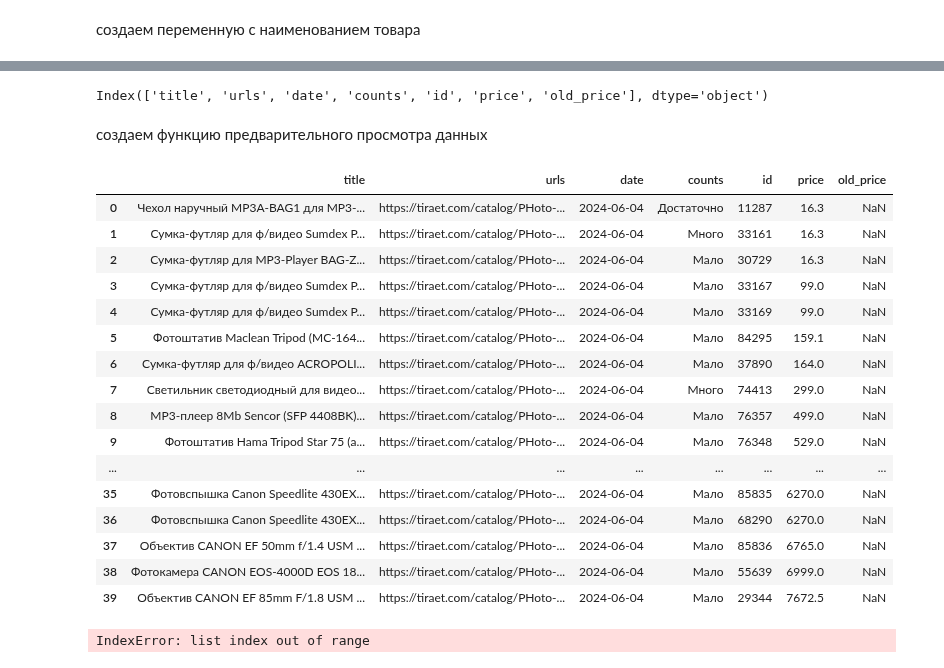
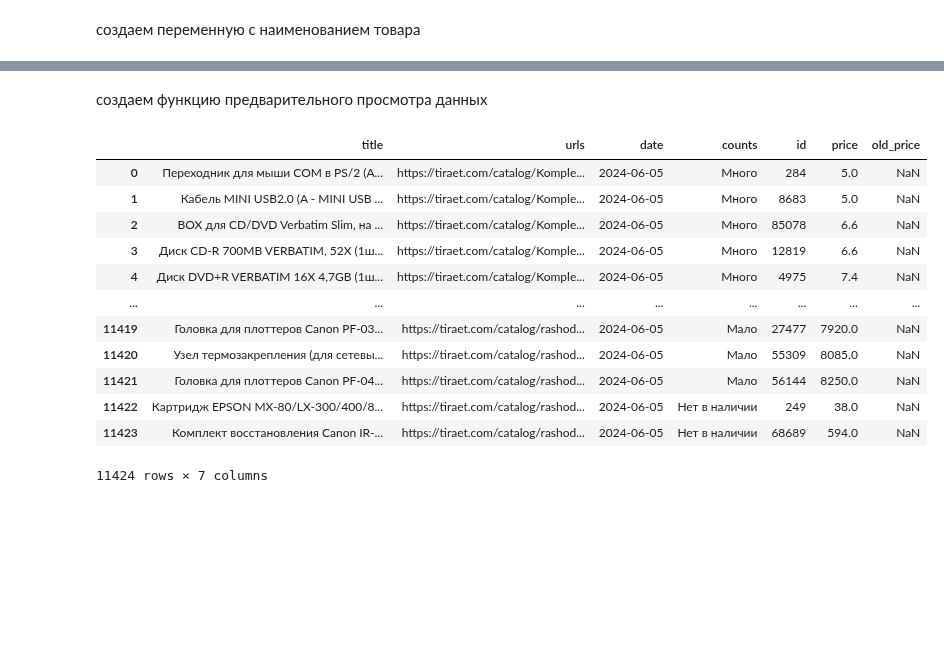
Before and after one commit to APolisakov/parsing, a Jupyter notebook: parsing_tir.ipynb, the cells around one changed output, grey strips where cells are left out. Saved outputs shown, nothing was run; the diff lists cells and outputs as text; code cells hidden in the pictures; blank space fills up the shorter version.

```diff
--- a/parsing_tir.ipynb
+++ b/parsing_tir.ipynb
@@ -59,7 +44,7 @@ for i in element:
                  'datе' : pd.to_datetime('today').normalize(),
                  'counts' : i.find('div', class_='item-stock js-show-stores js-show-info-block').text.strip(),
                 'id' : int(i.find('div', class_='article_block').text.replace('Арт.: ','')),
-                 'price' : float(i.find('div', class_='price_matrix_wrapper').text.strip().replace(' руб','').replace(',','.').replace(' ','')),
+                 'price' : float(i.find('div', class_='price_matrix_wrapper').text.strip().replace(' руб','').replace(',','.').replace(' ','')) if str(type(i.find('div', class_='price_matrix_wrapper'))) != "<class 'NoneType'>" else np.NaN    ,
                  'old_price' : float(i.find('div', class_='price_matrix_wrapper strike_block').text.strip().replace(' руб','').replace(',','.').replace(' ','')) if str(type(i.find('div', class_='price_matrix_wrapper strike_block'))) != "<class 'NoneType'>" else np.NaN
                 })
 # %%
@@ -86,7 +63,3 @@ data
-# %%
-data.columns
-# %% [output]
-Index(['title', 'urls', 'datе', 'counts', 'id', 'price', 'old_price'], dtype='object')
 # %%
 def preprocessing(x):
     print(f'таблица имеет следующий вид:')
@@ -113,12 +86,34 @@ def preprocessing(x):
 создаем функцию предварительного просмотра данных
 # %%
 url = ['https://tiraet.com/catalog/PHoto--i-video/?PAGEN_1=']
+# %%
+url = ['https://tiraet.com/catalog/bytovaya/?PAGEN_1=102']
+# %%
+oll_url=['https://tiraet.com/catalog/Komplektujuschie/?PAGEN_1=',
+         'https://tiraet.com/catalog/2873/?PAGEN_1=',
+         'https://tiraet.com/catalog/Kompjuternaja-mebel/?PAGEN_1=',
+         'https://tiraet.com/catalog/bytovaya/?PAGEN_1=',
+         'https://tiraet.com/catalog/ohrannye-sistemy/?PAGEN_1=',
+         'https://tiraet.com/catalog/svet-i-jelektrika/?PAGEN_1=',
+         'https://tiraet.com/catalog/orgtehnika/?PAGEN_1=',
+         'https://tiraet.com/catalog/PHoto--i-video/?PAGEN_1=',
+         'https://tiraet.com/catalog/setevoe-oborudovanie/?PAGEN_1=',
+         'https://tiraet.com/catalog/jelektropitanie/?PAGEN_1=',
+         'https://tiraet.com/catalog/uslugi/?PAGEN_1=',
+         'https://tiraet.com/catalog/avtojelektronika/?PAGEN_1=',
+         'https://tiraet.com/catalog/rashodnye-materialy/?PAGEN_1=',
+
+]
 # %%
 j=1
 def parsing_2(url):
     data = pd.DataFrame(columns=['title', 'urls', 'datе', 'counts', 'id', 'price', 'old_price'])
-    for u in tqdm(url):
-        for j in range(1,3):
+    for u in url:
+        reqx = requests.get(u)
+        soup = bs(reqx.text, 'html.parser')
+        max_page = soup.findAll('div', class_='nums')
+        maxx = int(max_page[0].text.strip().split('\n')[-1])
+        for j in tqdm(range(1,maxx + 1)):
             reqx = requests.get(u + str(j))
             soup = bs(reqx.text, 'html.parser')
             element = soup.findAll('div', class_='item_info')
@@ -129,30 +124,26 @@ def parsing_2(url):
                              'datе' : pd.to_datetime('today').normalize(),
                              'counts' : i.find('div', class_='item-stock js-show-stores js-show-info-block').text.strip(),
                              'id' : int(i.find('div', class_='article_block').text.replace('Арт.: ','')),
-                             'price' : float(i.find('div', class_='price_matrix_wrapper').text.strip().replace(' руб','').replace(',','.').replace(' ','')),
+                             'price' : float(i.find('div', class_='price_matrix_wrapper').text.strip().replace(' руб','').replace(',','.').replace(' ','')) if str(type(i.find('div', class_='price_matrix_wrapper'))) != "<class 'NoneType'>" else np.NaN ,
                              'old_price' : float(i.find('div', class_='price_matrix_wrapper strike_block').text.strip().replace(' руб','').replace(',','.').replace(' ','')) if str(type(i.find('div', class_='price_matrix_wrapper strike_block'))) != "<class 'NoneType'>" else np.NaN
                             })
             datax = pd.DataFrame(datax)
             data = pd.concat([data, datax] , ignore_index=True)
     return data
 # %%
-df = parsing_2(url)
+df = parsing_2(oll_url)
 df
 # %% [output]
 |  | title | urls | datе | counts | id | price | old_price |
-| 0 | Чехол наручный MP3A-BAG1 для MP3-... | https://tiraet.com/catalog/PHoto-... | 2024-06-04 | Достаточно | 11287 | 16.3 | NaN |
-| 1 | Сумка-футляр для ф/видео Sumdex P... | https://tiraet.com/catalog/PHoto-... | 2024-06-04 | Много | 33161 | 16.3 | NaN |
-| 2 | Сумка-футляр для MP3-Player BAG-Z... | https://tiraet.com/catalog/PHoto-... | 2024-06-04 | Мало | 30729 | 16.3 | NaN |
-| 3 | Сумка-футляр для ф/видео Sumdex P... | https://tiraet.com/catalog/PHoto-... | 2024-06-04 | Мало | 33167 | 99.0 | NaN |
-| 4 | Сумка-футляр для ф/видео Sumdex P... | https://tiraet.com/catalog/PHoto-... | 2024-06-04 | Мало | 33169 | 99.0 | NaN |
-| 5 | Фотоштатив Maclean Tripod (MC-164... | https://tiraet.com/catalog/PHoto-... | 2024-06-04 | Мало | 84295 | 159.1 | NaN |
-| 6 | Сумка-футляр для ф/видео ACROPOLI... | https://tiraet.com/catalog/PHoto-... | 2024-06-04 | Мало | 37890 | 164.0 | NaN |
-| 7 | Светильник светодиодный для видео... | https://tiraet.com/catalog/PHoto-... | 2024-06-04 | Много | 74413 | 299.0 | NaN |
-| 8 | MP3-плеер 8Mb Sencor (SFP 4408BK)... | https://tiraet.com/catalog/PHoto-... | 2024-06-04 | Мало | 76357 | 499.0 | NaN |
-| 9 | Фотоштатив Hama Tripod Star 75 (а... | https://tiraet.com/catalog/PHoto-... | 2024-06-04 | Мало | 76348 | 529.0 | NaN |
+| 0 | Переходник для мыши COM в PS/2 (A... | https://tiraet.com/catalog/Komple... | 2024-06-05 | Много | 284 | 5.0 | NaN |
+| 1 | Кабель MINI USB2.0 (A - MINI USB ... | https://tiraet.com/catalog/Komple... | 2024-06-05 | Много | 8683 | 5.0 | NaN |
+| 2 | BOX для CD/DVD Verbatim Slim, на ... | https://tiraet.com/catalog/Komple... | 2024-06-05 | Много | 85078 | 6.6 | NaN |
+| 3 | Диск CD-R 700MB VERBATIM, 52X (1ш... | https://tiraet.com/catalog/Komple... | 2024-06-05 | Много | 12819 | 6.6 | NaN |
+| 4 | Диск DVD+R VERBATIM 16X 4,7GB (1ш... | https://tiraet.com/catalog/Komple... | 2024-06-05 | Много | 4975 | 7.4 | NaN |
 | ... | ... | ... | ... | ... | ... | ... | ... |
-| 35 | Фотовспышка Canon Speedlite 430EX... | https://tiraet.com/catalog/PHoto-... | 2024-06-04 | Мало | 85835 | 6270.0 | NaN |
-| 36 | Фотовспышка Canon Speedlite 430EX... | https://tiraet.com/catalog/PHoto-... | 2024-06-04 | Мало | 68290 | 6270.0 | NaN |
-| 37 | Объектив CANON EF 50mm f/1.4 USM ... | https://tiraet.com/catalog/PHoto-... | 2024-06-04 | Мало | 85836 | 6765.0 | NaN |
-| 38 | Фотокамера CANON EOS-4000D EOS 18... | https://tiraet.com/catalog/PHoto-... | 2024-06-04 | Мало | 55639 | 6999.0 | NaN |
-| 39 | Объектив CANON EF 85mm F/1.8 USM ... | https://tiraet.com/catalog/PHoto-... | 2024-06-04 | Мало | 29344 | 7672.5 | NaN |
+| 11419 | Головка для плоттеров Canon PF-03... | https://tiraet.com/catalog/rashod... | 2024-06-05 | Мало | 27477 | 7920.0 | NaN |
+| 11420 | Узел термозакрепления (для сетевы... | https://tiraet.com/catalog/rashod... | 2024-06-05 | Мало | 55309 | 8085.0 | NaN |
+| 11421 | Головка для плоттеров Canon PF-04... | https://tiraet.com/catalog/rashod... | 2024-06-05 | Мало | 56144 | 8250.0 | NaN |
+| 11422 | Картридж EPSON MX-80/LX-300/400/8... | https://tiraet.com/catalog/rashod... | 2024-06-05 | Нет в наличии | 249 | 38.0 | NaN |
+| 11423 | Комплект восстановления Canon IR-... | https://tiraet.com/catalog/rashod... | 2024-06-05 | Нет в наличии | 68689 | 594.0 | NaN |
+11424 rows × 7 columns
@@ -165,4 +149,0 @@ max_ = element.find('ui', class_='flex-direction-nav')
-# %%
-max_[4].find('a', class_='dark_link')
-# %% [output]
-IndexError: list index out of range
```
Also changed, not shown: parts of 16 cells of this notebook, 1 other file.
